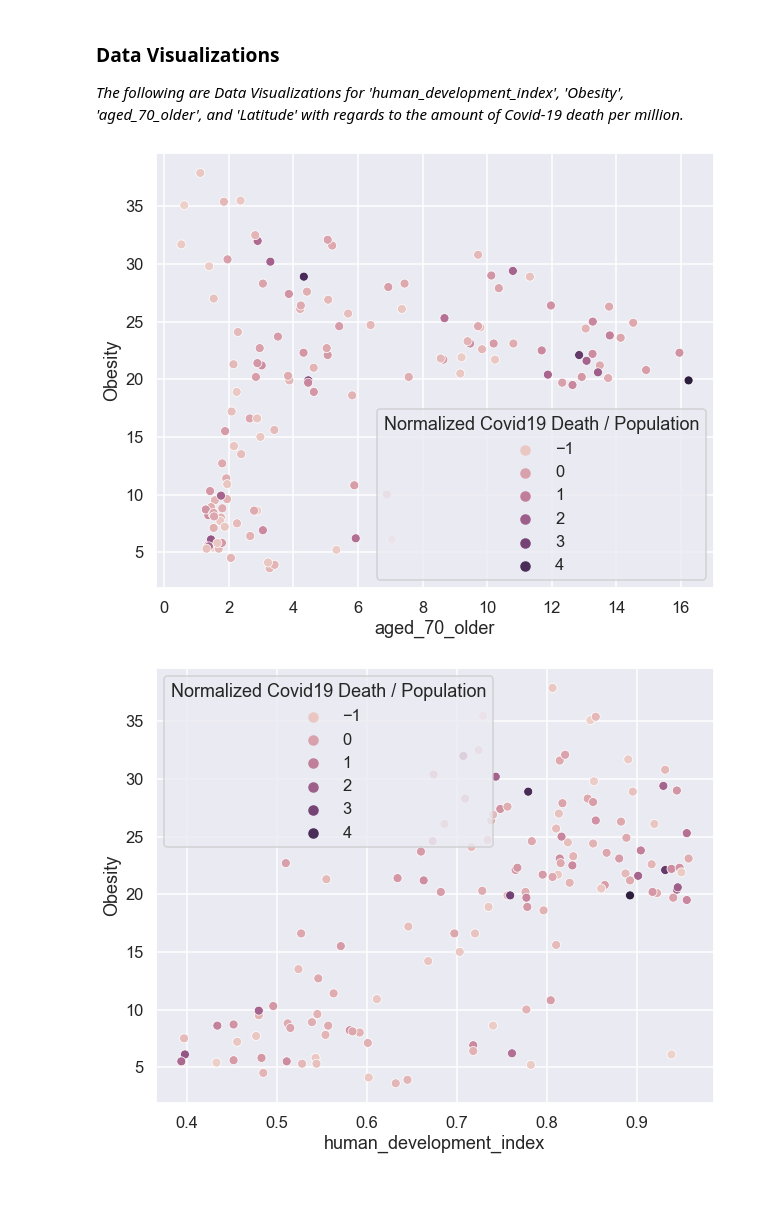
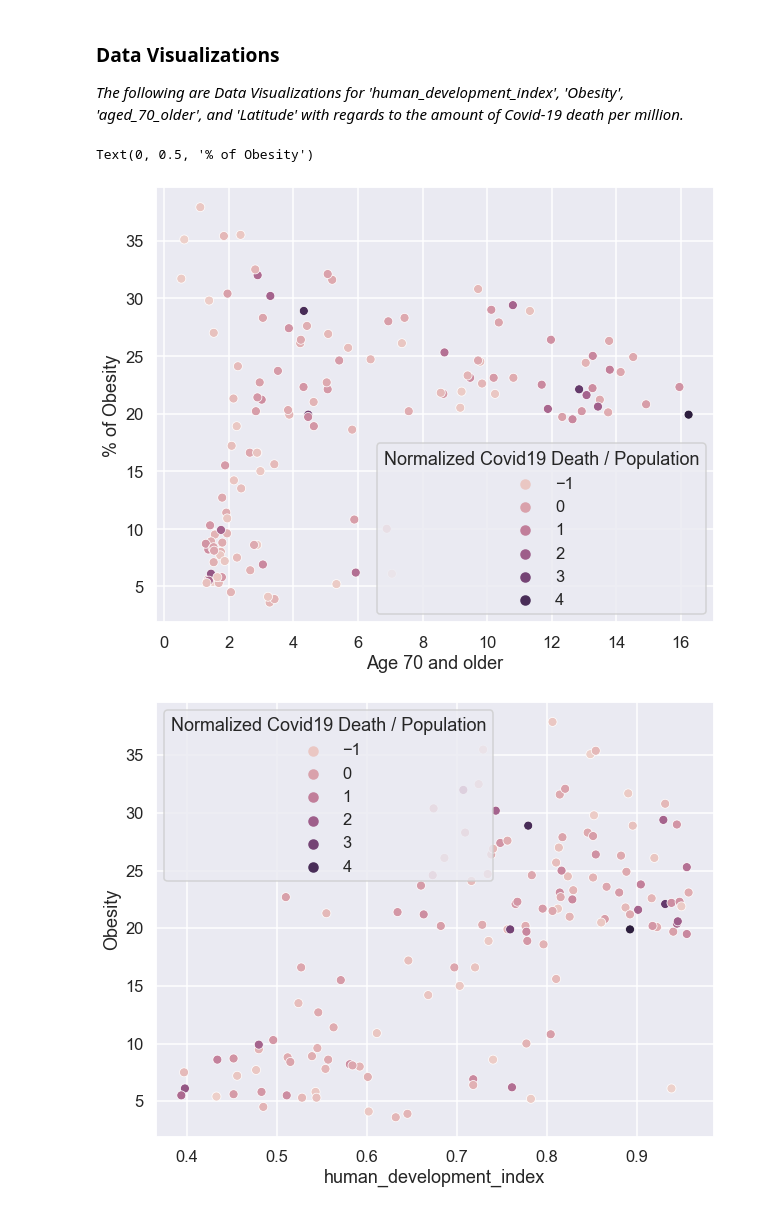
Before and after one commit to chrisweilacker/CovidMachineLearningProject, a Jupyter notebook: CovidMLProject.ipynb, the cells around one changed output. Cells and saved outputs as stored; diff of their text form; code cells hidden in the pictures.

```diff
--- a/CovidMLProject.ipynb
+++ b/CovidMLProject.ipynb
@@ -361,7 +371,10 @@ k: 7; num features: 2; features: ['Obesity', 'Pop65Over']; bestAcc: 85.71%
 _The following are Data Visualizations for 'human_development_index', 'Obesity', 'aged_70_older', and 'Latitude' with regards to the amount of Covid-19 death per million._
 # %%
 sns.scatterplot(data=df, x='aged_70_older', y='Obesity', hue='Normalized Covid19 Death / Population');
+plt.xlabel("Age 70 and older")
+plt.ylabel("% of Obesity")
 # %% [output]
+Text(0, 0.5, '% of Obesity')
-[figure, old version]
+[figure, new version]
 # %%
 sns.scatterplot(data=df, x='human_development_index', y='Obesity', hue='Normalized Covid19 Death / Population');
```
Also changed, not shown: parts of 11 cells of this notebook.
